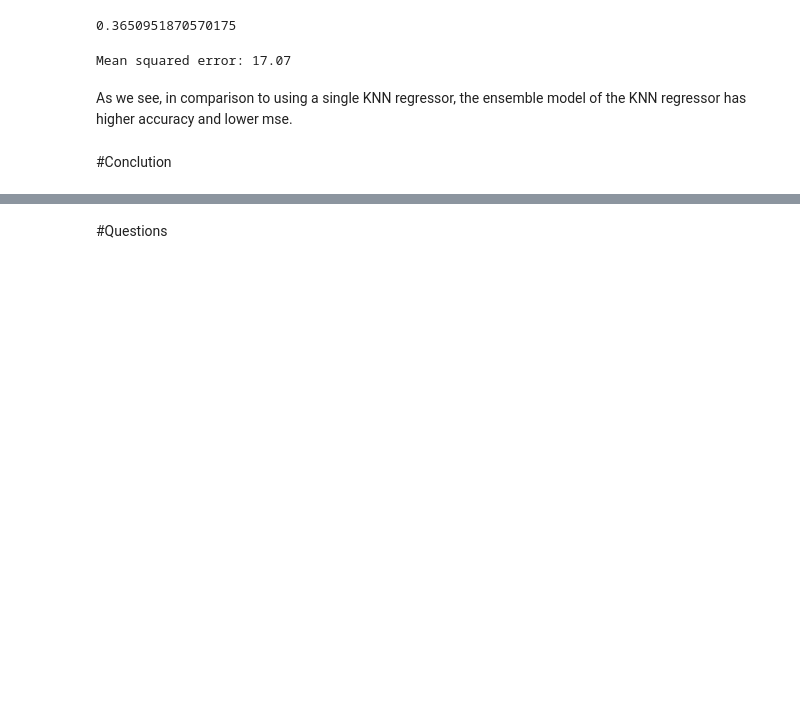
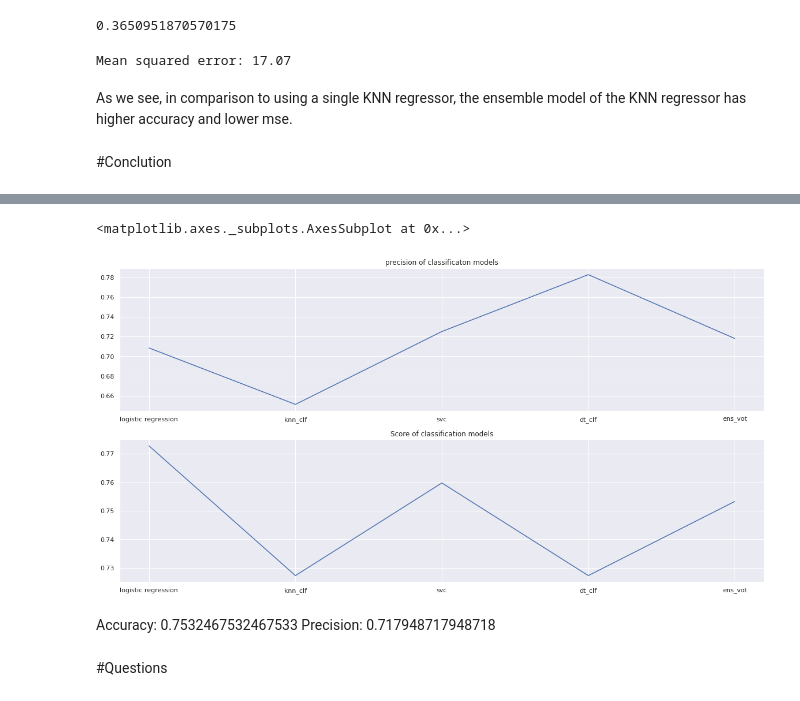
Before and after one commit to ZahraDehghani99/AI-Internship, a Jupyter notebook: Phase01_Review.ipynb, the cells around one changed output, grey strips where cells are left out. Cells and saved outputs as stored; diff of their text form; code cells hidden in the pictures; blank space fills up the shorter version.

```diff
--- a/Phase01_Review.ipynb
+++ b/Phase01_Review.ipynb
@@ -1648,3 +1681,18 @@ As we see, in comparison to using a single KNN regressor, the ensemble model of
+# %%
+clf_pres=[['logistic regression', 0.7083333333333334] , ['knn_clf' , 0.6511627906976745], ['svc', 0.725 ], ['dt_clf' ,0.782608695652174] ,['ens_vot' ,0.717948717948718]]
+clf_score = [['logistic regression', 0.7727272727272727], ['knn_clf', 0.7272727272727273] ,['svc' ,0.7597402597402597], ['dt_clf', 0.7272727272727273], ['ens_vot', 0.7532467532467533]]
+# %%
+fig, axs = plt.subplots(nrows=2,ncols=1,figsize =(20, 10))
+axs[0].set_title("precision of classificaton models")
+sns.lineplot(y = [i[1] for i in clf_pres], x = [i[0] for i in clf_pres], ax= axs[0])
+axs[1].set_title("Score of classification models")
+sns.lineplot(y = [i[1] for i in clf_score], x = [i[0] for i in clf_score], ax= axs[1])
+# %% [output]
+<matplotlib.axes._subplots.AxesSubplot at 0x...>
+[figure, added]
+# %% [markdown]
+Accuracy: 0.7532467532467533
+Precision: 0.717948717948718
 # %% [markdown]
 #Questions
 # %% [markdown]
```
Also changed, not shown: parts of 6 cells of this notebook.
